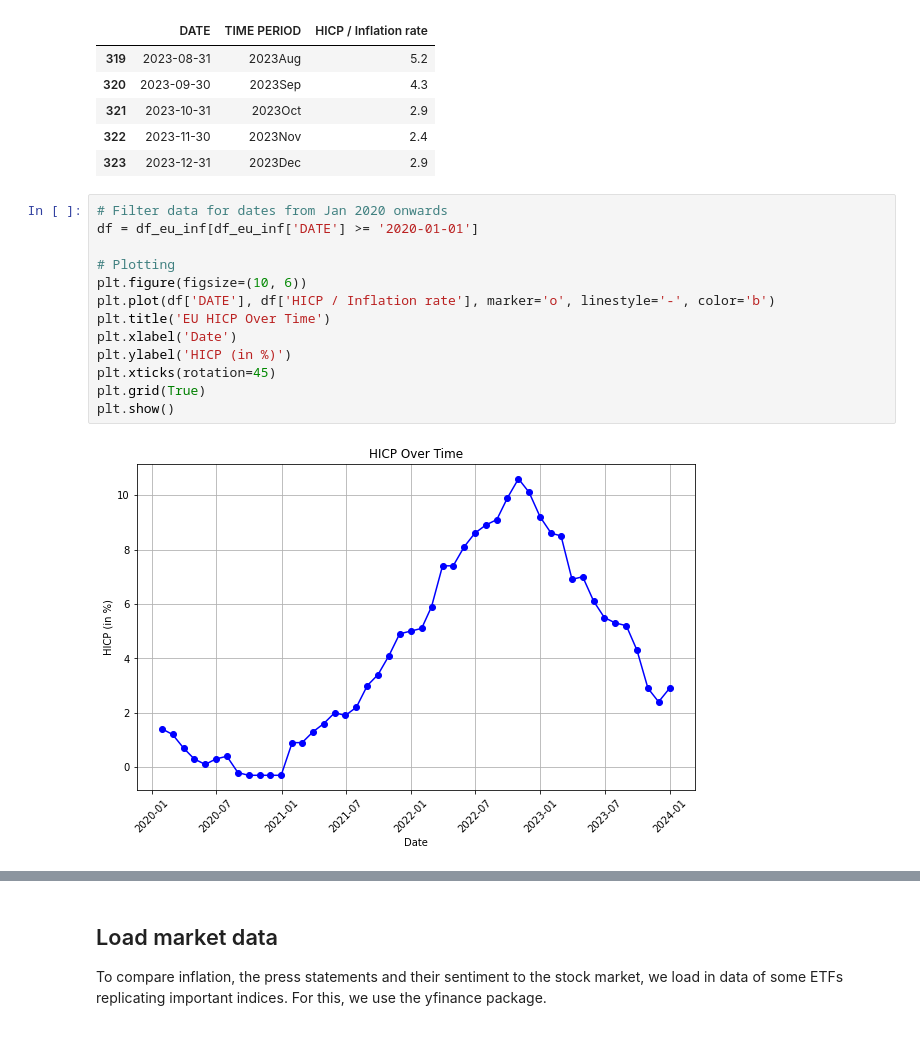
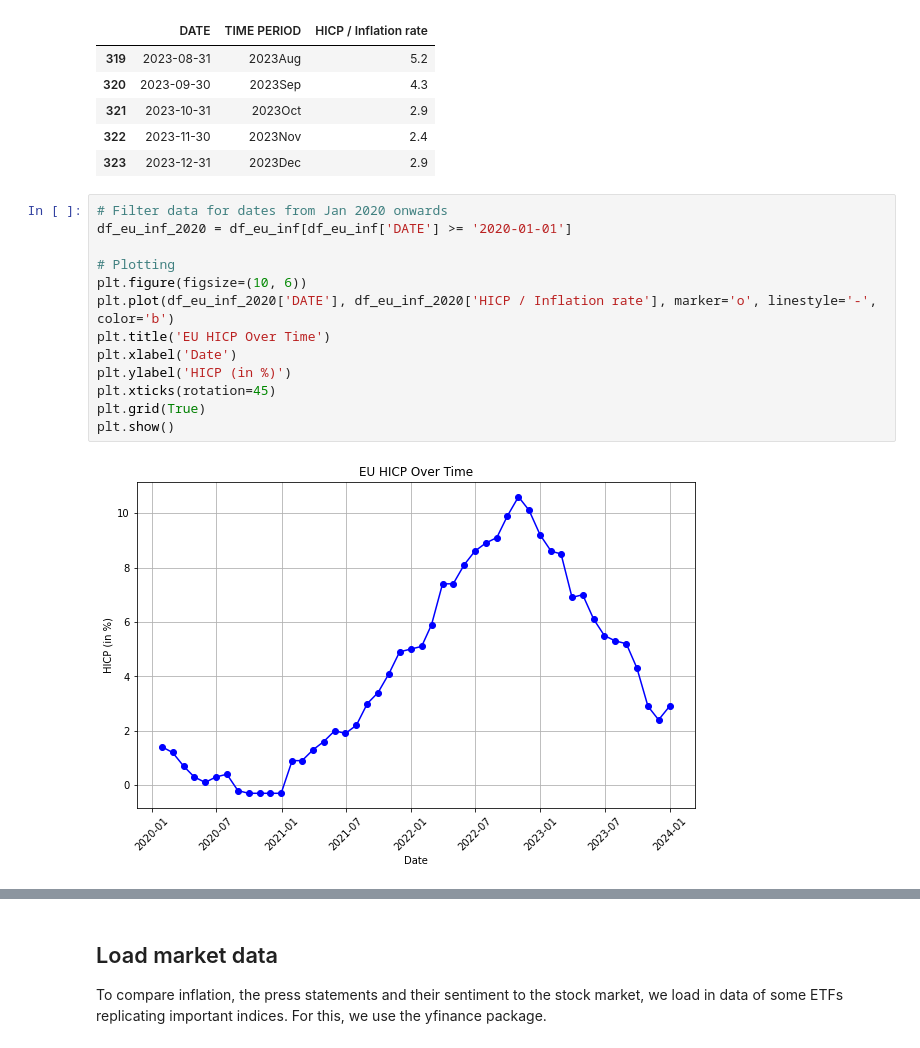
Before and after one commit to timtheuz/ICBIRDIRM, a Jupyter notebook: main.ipynb, the cells around one changed output, grey strips where cells are left out. Saved outputs shown, nothing was run; the diff lists cells and outputs as text.

```diff
--- a/main.ipynb
+++ b/main.ipynb
@@ -848,16 +784,16 @@ df_eu_inf.tail()
 | 323 | 2023-12-31 | 2023Dec | 2.9 |
 # %%
 # Filter data for dates from Jan 2020 onwards
-df = df_eu_inf[df_eu_inf['DATE'] >= '2020-01-01']
+df_eu_inf_2020 = df_eu_inf[df_eu_inf['DATE'] >= '2020-01-01']
 
 # Plotting
 plt.figure(figsize=(10, 6))
-plt.plot(df['DATE'], df['HICP / Inflation rate'], marker='o', linestyle='-', color='b')
+plt.plot(df_eu_inf_2020['DATE'], df_eu_inf_2020['HICP / Inflation rate'], marker='o', linestyle='-', color='b')
 plt.title('EU HICP Over Time')
 plt.xlabel('Date')
 plt.ylabel('HICP (in %)')
 plt.xticks(rotation=45)
 plt.grid(True)
 plt.show()
 # %% [output]
-[figure, old version]
+[figure, new version]
```
Also changed, not shown: parts of 21 cells of this notebook.
